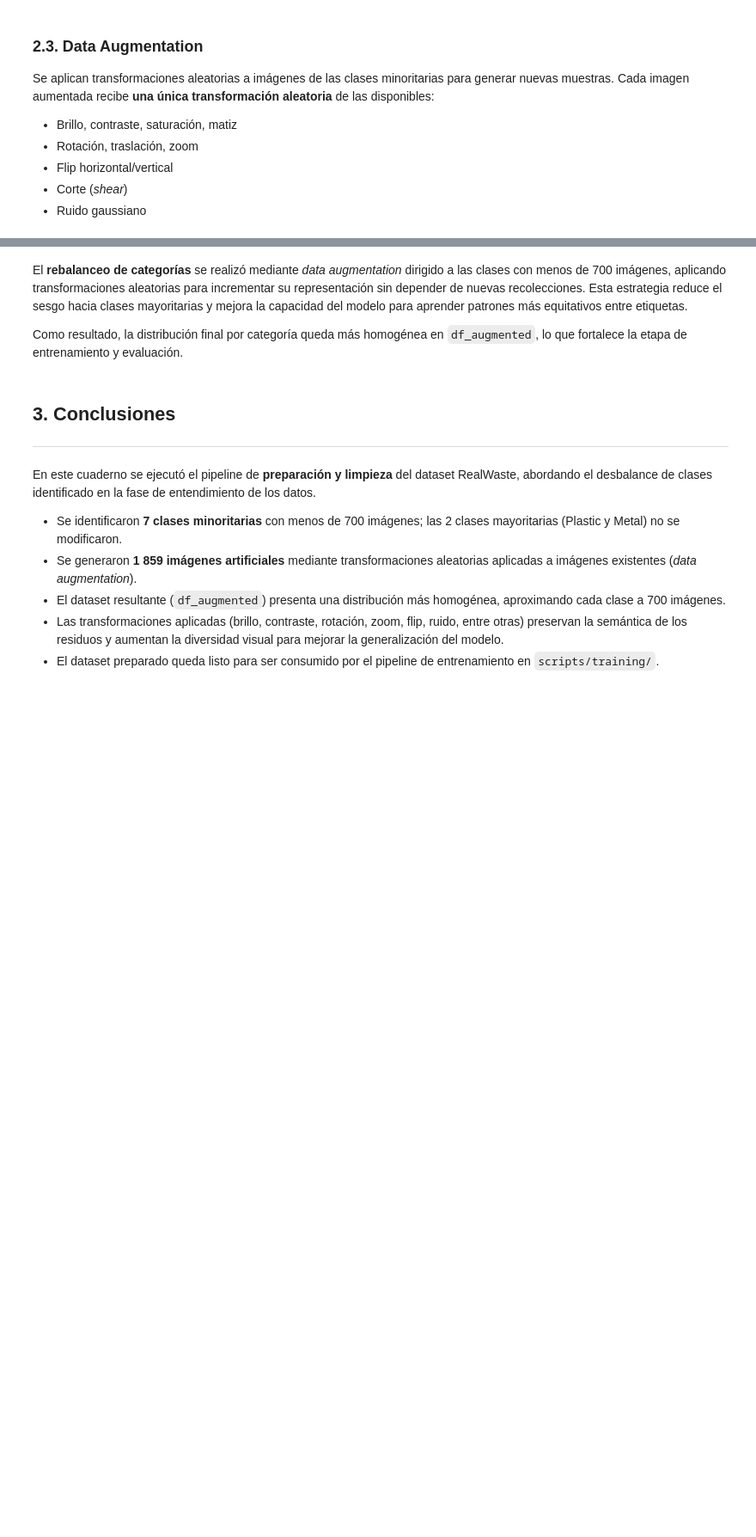
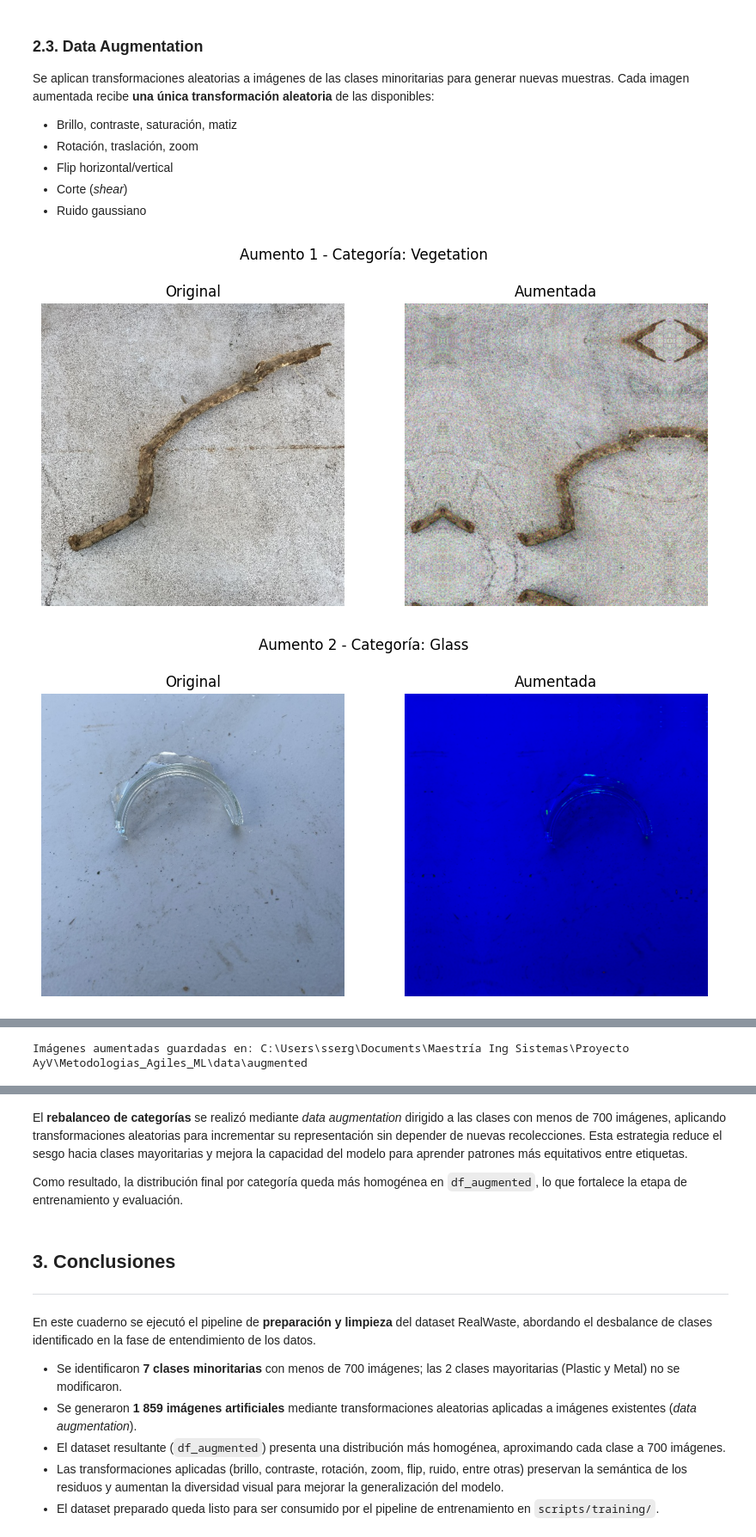
Before and after one commit to Klealp/Metodologias_Agiles_ML, a Jupyter notebook: scripts/preprocessing/M5U3_2_data_preprocessing.ipynb, the cells around one changed output, grey strips where cells are left out. Shown at 86% size. Cells and saved outputs as stored; diff of their text form; code cells hidden in the pictures; blank space fills up the shorter version.

```diff
--- a/scripts/preprocessing/M5U3_2_data_preprocessing.ipynb
+++ b/scripts/preprocessing/M5U3_2_data_preprocessing.ipynb
@@ -119,23 +170,46 @@ def apply_random_single_transform(image: tf.Tensor) -> tf.Tensor:
 # %%
 from tqdm import tqdm
+
+# Carpeta donde se guardarán las imágenes aumentadas
+augmented_dir = str(_root / "data")
+os.makedirs(augmented_dir, exist_ok=True)
+
 df_augmented = df.copy()
-# Aumento de imágenes por categoría según las probabilidades calculadas
 for i in tqdm(range(n_aumentos)):
     category = np.random.choice(conteos.index, p=probabilidades)
-    category_images = df[df[variable_objetivo] == category]['image_path']
-    image_base = tf.convert_to_tensor(np.array(Image.open(np.random.choice(category_images))) / 255.0, dtype=tf.float32)
-    augmented_image = apply_random_single_transform(image_base)
-    # Visualización de la imagen aumentada versus original
+    category_images = df[df[variable_objetivo] == category]["image_path"]
+    base_img_path = np.random.choice(category_images)
+    image_base = tf.convert_to_tensor(
+        np.array(Image.open(base_img_path)) / 255.0, dtype=tf.float32
+    )
+    augmented_image = apply_random_transforms(image_base, n_transforms=3)
+
+    # Guardar imagen aumentada en data/augmented/<clase>/
+    cat_aug_dir = os.path.join(augmented_dir, category)
+    os.makedirs(cat_aug_dir, exist_ok=True)
+    new_filename = f"aug_{i}_{os.path.basename(base_img_path)}"
+    new_image_path = os.path.join(cat_aug_dir, new_filename)
+    aug_array = (augmented_image.numpy() * 255).clip(0, 255).astype(np.uint8)
+    Image.fromarray(aug_array).save(new_image_path)
+
+    # Visualización de las primeras 5 imágenes aumentadas
     if i < 5:
         fig, axes = plt.subplots(1, 2, figsize=(10, 5))
         axes[0].imshow(image_base.numpy())
         axes[0].set_title("Original")
-        axes[0].axis('off')
+        axes[0].axis("off")
         axes[1].imshow(augmented_image.numpy())
         axes[1].set_title("Aumentada")
-        axes[1].axis('off')
+        axes[1].axis("off")
         plt.suptitle(f"Aumento {i+1} - Categoría: {category}")
         plt.show()
-    # Adición de la imagen aumentada al dataframe
-    new_image_path = f"augmented_{i}_{os.path.basename(np.random.choice(category_images))}"
-    df_augmented = pd.concat([df_augmented, pd.DataFrame({'image_path': [new_image_path], 'label': [category]})], ignore_index=True)
+
+    df_augmented = pd.concat(
+        [df_augmented, pd.DataFrame({"image_path": [new_image_path], "label": [category]})],
+        ignore_index=True
+    )
+
+print(f"Imágenes aumentadas guardadas en: {augmented_dir}")
+# %% [output]
+[figure, added]
+[figure, added]
@@ -142,2 +219,3 @@ for i in tqdm(range(n_aumentos)):
+Imágenes aumentadas guardadas en: C:\Users\sserg\Documents\Maestría Ing Sistemas\Proyecto AyV\Metodologias_Agiles_ML\data\augmented
 # %%
 df_augmented.groupby(variable_objetivo).agg({'image_path': 'size'}).sort_values(by='image_path', ascending=False).style.background_gradient(cmap='Blues').set_caption("Distribución de etiquetas después del aumento")
```
Also changed, not shown: parts of 7 cells of this notebook, 2 other files.
